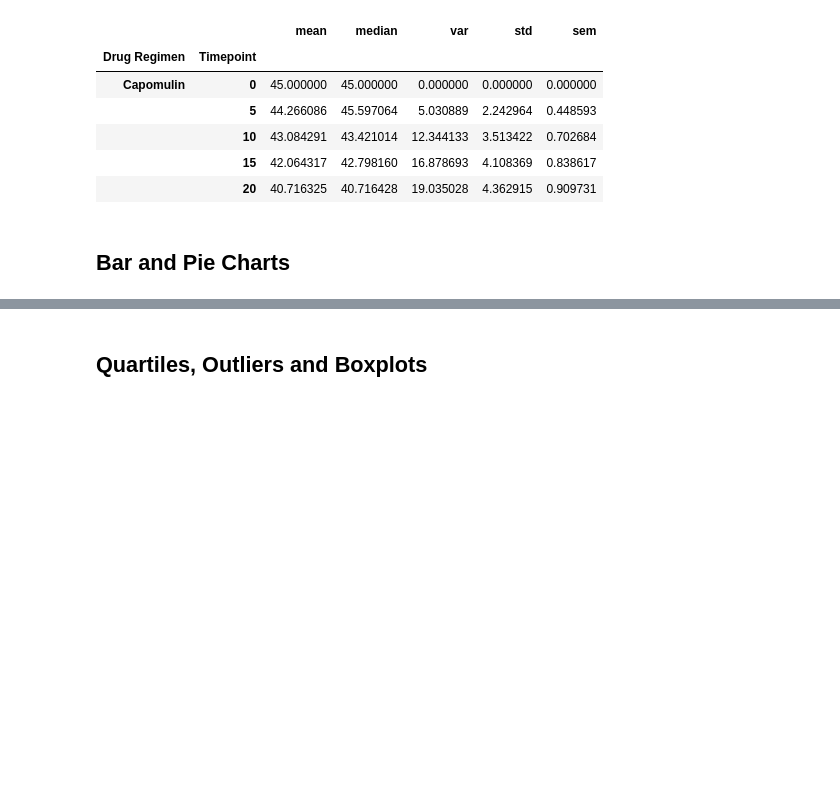
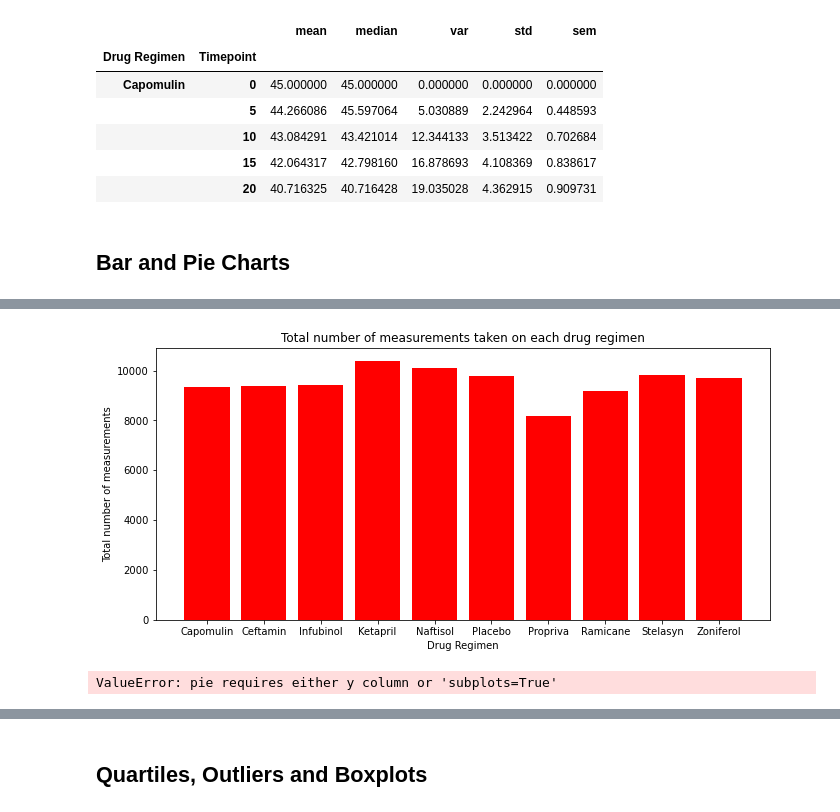
Before and after one commit to kioz-developer/matplotlib-challenge, a Jupyter notebook: pymaceuticals_starter.ipynb, the cells around one changed output, grey strips where cells are left out. Cells and saved outputs as stored; diff of their text form; code cells hidden in the pictures; blank space fills up the shorter version.

```diff
--- a/pymaceuticals_starter.ipynb
+++ b/pymaceuticals_starter.ipynb
@@ -128,2 +136,11 @@ summary_sts.head()
 # %%
 # Generate a bar plot showing the total number of measurements taken on each drug regimen using pyplot.
+
+plt.figure(figsize=(11, 5))
+plt.title("Total number of measurements taken on each drug regimen")
+plt.bar(measurements["Drug Regimen"], measurements["Total number of measurements"], color='r')
+plt.xlabel("Drug Regimen")
+plt.ylabel("Total number of measurements")
+plt.show()
+# %% [output]
+[figure, added]
@@ -133,0 +147,11 @@ summary_sts.head()
+# %%
+# Generate a pie plot showing the distribution of female versus male mice using pandas
+data_cleaned_by_id = combined_data.drop_duplicates(subset=["Mouse ID"], keep='first', inplace=False)
+
+grouped_by_id = data_cleaned_by_id.groupby(["Sex"])["Sex"].agg(["count"])
+grouped_by_id = grouped_by_id.rename(columns={"count":"Total"}).reset_index()
+
+grouped_by_id.head()
+grouped_by_id.plot(kind="pie", x="Total", grid=True, figsize=(8,8), title="Distribution of female versus male mice")
+# %% [output]
+ValueError: pie requires either y column or 'subplots=True'
```
Also changed, not shown: parts of 7 cells of this notebook.
